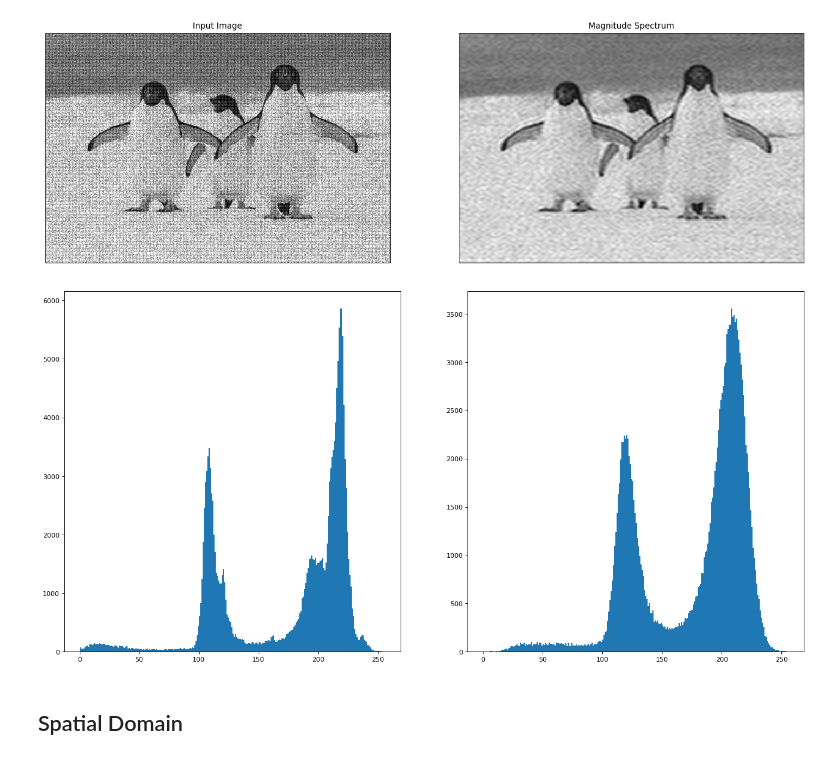
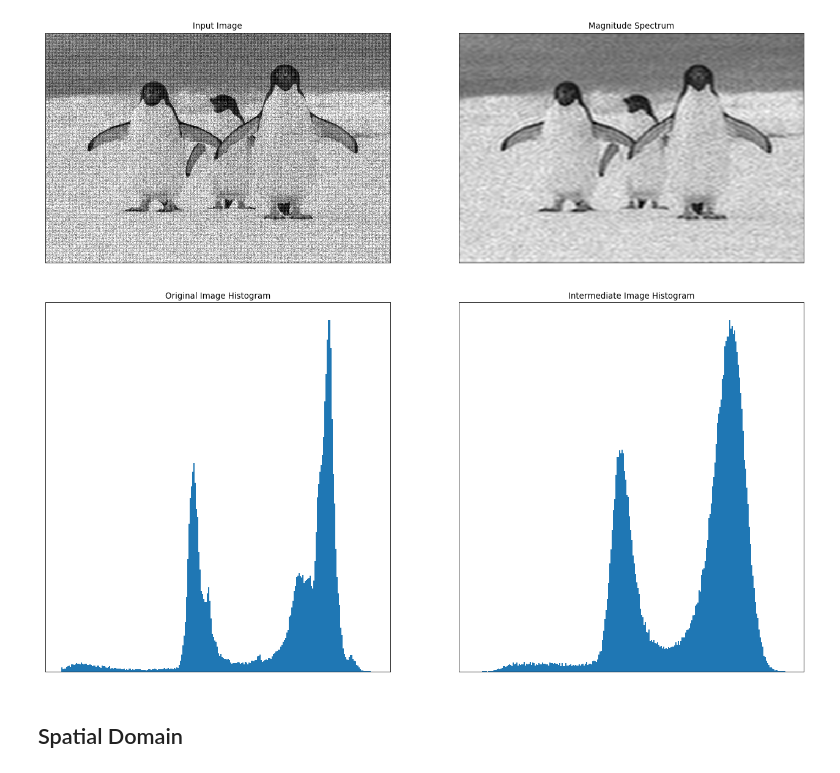
Before and after one commit to Sam-Malpass/Image-Analysis-Coursework-Exercises, a Jupyter notebook: Image Analysis Exercises.ipynb, the cells around one changed output. Cells and saved outputs as stored; diff of their text form; code cells hidden in the pictures.

```diff
--- a/Image Analysis Exercises.ipynb
+++ b/Image Analysis Exercises.ipynb
@@ -67,9 +71,11 @@ intermediateImage = cv.normalize(intermediateImage,None,0,255,cv.NORM_MINMAX,cv.
 # %%
 fig = plt.figure(figsize = (20, 10), dpi = 80, facecolor = 'w', edgecolor = 'k')
 plt.subplot(121),plt.hist(originalImage.ravel(),256,[0,256])
+plt.title('Original Image Histogram'), plt.xticks([]), plt.yticks([])
 plt.subplot(122),plt.hist(intermediateImage.ravel(), 256, [0,256])
+plt.title('Intermediate Image Histogram'), plt.xticks([]), plt.yticks([])
 plt.show()
 # %% [output]
-[figure, old version]
+[figure, new version]
 # %% [markdown]
 ## Spatial Domain
```
Also changed, not shown: parts of 6 cells of this notebook.
